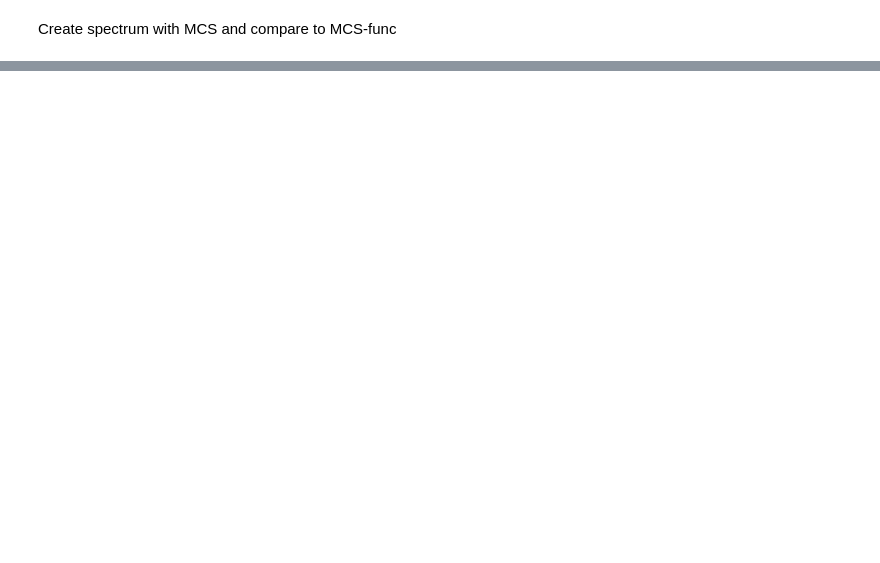
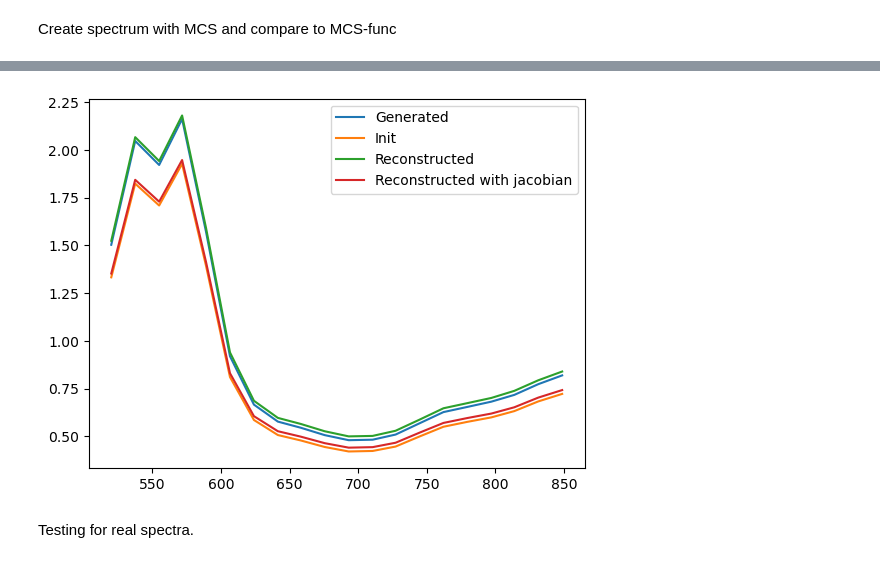
Before and after one commit to leonngl/hyperspectral-fit-idp, a Jupyter notebook: notebooks/mcs_nlls_debugging.ipynb, the cells around one changed output, grey strips where cells are left out. Saved outputs shown, nothing was run; the diff lists cells and outputs as text; code cells hidden in the pictures; blank space fills up the shorter version.

```diff
--- a/notebooks/mcs_nlls_debugging.ipynb
+++ b/notebooks/mcs_nlls_debugging.ipynb
@@ -161,0 +369,15 @@ plot_spectra(
+# %%
+%%time
+
+params_mcs_flat, errors = concentr_fit_nonlinear(
+    A_mcs_generated[:, None],
+    loader.wavelengths,
+    mu_a_matrix,
+    mcs_obj1.A_blood_fraction,
+    ref_vals=concentrations_to_blood_fraction(init_vals),
+    variables_bool_arr=np.array([True, True, True, True, True, True, True, True]),
+    left_bounds=np.array([0, 0, 0, 0, 0, 0, 3, 0.1]),
+    right_bounds=np.array([1, 1, 0.01, 0.01, 1, 1, 100, 10]),
+    is_delta_A=False,
+    progress_bar=False,
+)
@@ -161,0 +518,16 @@ plot_spectra(
+# %%
+%%time
+
+params_mcs_flat_jacobian, errors = concentr_fit_nonlinear(
+    A_mcs_generated[:, None],
+    loader.wavelengths,
+    mu_a_matrix,
+    mcs_obj1.A_concentrations,
+    jacobian=mcs_obj1.jacobian_concentrations,
+    ref_vals=init_vals,
+    variables_bool_arr=np.array([True, True, True, True, True, True, True, True]),
+    left_bounds=np.array([0, 0, 0, 0, 0, 0, 3, 0.1]),
+    right_bounds=np.array([1, 1, 1, 1, 1, 1, 100, 10]),
+    is_delta_A=False,
+    progress_bar=False,
+)
@@ -161,0 +537,13 @@ plot_spectra(
+# %%
+A_reconstr_jacobian = mcs_obj1.A_concentrations(
+    loader.wavelengths,
+    mu_a_matrix,
+    params_mcs_flat_jacobian[:6, 0],
+    *params_mcs_flat_jacobian[-2:, 0]
+)
+# %%
+plot_spectra((A_mcs_generated, A_init_reconstr, A_reconstr + 0.02, A_reconstr_jacobian + 0.02), loader.wavelengths, ["Generated", "Init", "Reconstructed", "Reconstructed with jacobian"])
+# %% [output]
+[figure, added]
+# %% [markdown]
+Testing for real spectra.
```
Also changed, not shown: parts of 46 cells of this notebook, 1 other file.
